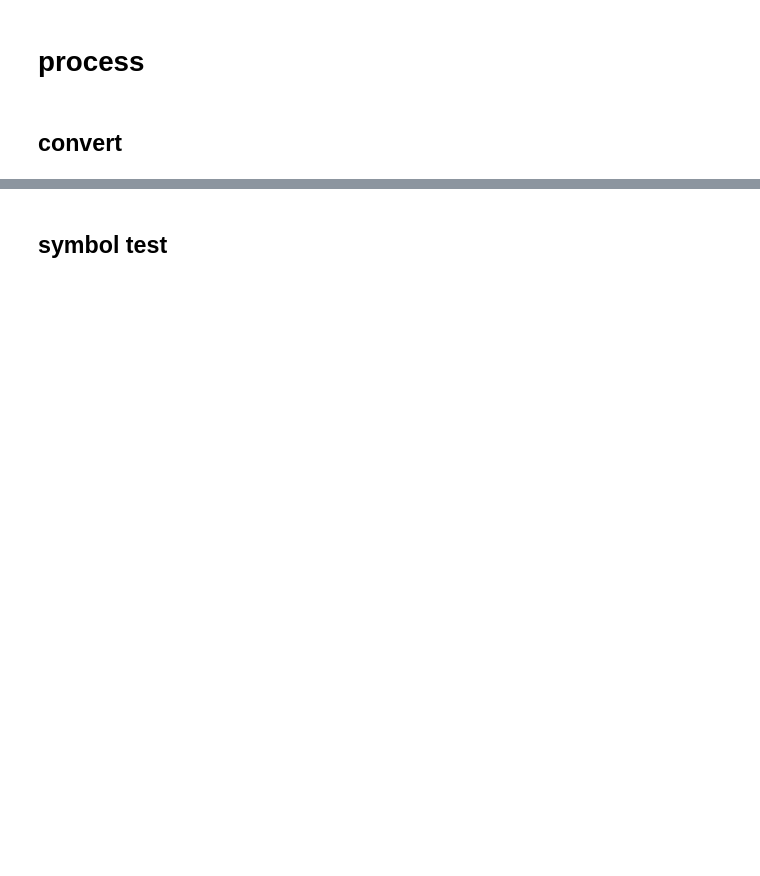
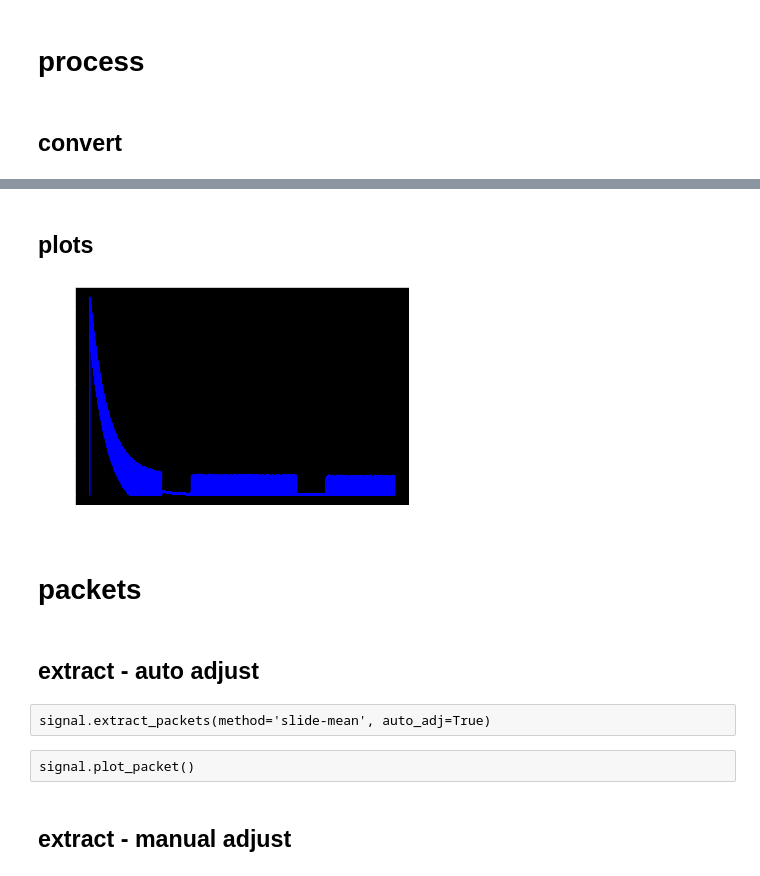
Before and after one commit to tjbergst/lorapy, a Jupyter notebook: data_processing_lorapy.ipynb, the cells around one changed output, grey strips where cells are left out. Saved outputs shown, nothing was run; the diff lists cells and outputs as text; code cells hidden in the pictures; blank space fills up the shorter version.

Commit message:
tested new features, explored symbol attributes and sweet sweet .plot() methods

```diff
--- a/data_processing_lorapy.ipynb
+++ b/data_processing_lorapy.ipynb
@@ -22,7 +22,11 @@ import lorapy
 # %% [markdown]
 ## setup
 # %%
-DATA_DIR = pathlib.Path('/Users/trevor/Work/1-projects/lora-processing/data/lora-benchtop-recording')
+_BASE_DATA_DIR = pathlib.Path('/Users/trevor/Work/1-projects/lora-processing/data')
+
+BENCHTOP_DATA_DIR = _BASE_DATA_DIR.joinpath('lora-benchtop-recording')
+OTA_DATA_DIR = _BASE_DATA_DIR.joinpath('LoRa_Recording_OTA')
+OUTDOOR_DATA_DIR = _BASE_DATA_DIR.joinpath('LoRa_Recording_Outdoor')
 # %% [markdown]
 ## utils
 # %%
@@ -31,6 +35,6 @@ rand = lambda mx: random.randint(0, mx)
 # %% [markdown]
 # load
 # %%
-loader = lorapy.load(DATA_DIR, autoload=True)
+loader = lorapy.load(OUTDOOR_DATA_DIR, autoload=True)
 loader.filelist
 # %% [output]
@@ -63,5 +70,5 @@ DatFile('lora_BW2_SF10_915MHz_20ksps_Att100_v0.dat')
 # %%
-tar_filename = 'lora_BW9_SF11_915MHz_20ksps_Att20_v0.dat'
+tar_filename = 'lora_BW9_SF10_915MHz_1Msps_L1.dat'
 
 file = [file for file in loader.filelist if file.name == tar_filename][0]
 file
@@ -132,2 +94,0 @@ plt.plot(signal.real_abs_signal[start-600:stop])
-# %% [markdown]
-## symbol test
@@ -151,0 +95,16 @@ plt.plot(symbols[rand(symbols.shape[0]), :])
+# %% [markdown]
+## plots
+# %%
+signal.plot(real=True, stop=180_000, color='blue')
+# %% [output]
+[figure, added]
+# %% [markdown]
+# packets
+# %% [markdown]
+## extract - auto adjust
+# %% [raw]
+signal.extract_packets(method='slide-mean', auto_adj=True)
+# %% [raw]
+signal.plot_packet()
+# %% [markdown]
+## extract - manual adjust
```
Also changed, not shown: parts of 44 cells of this notebook.
